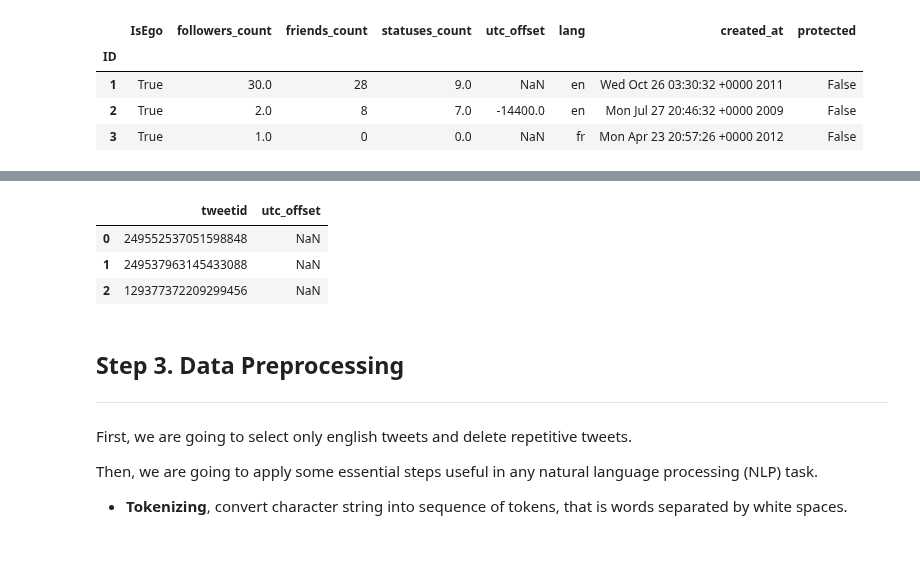
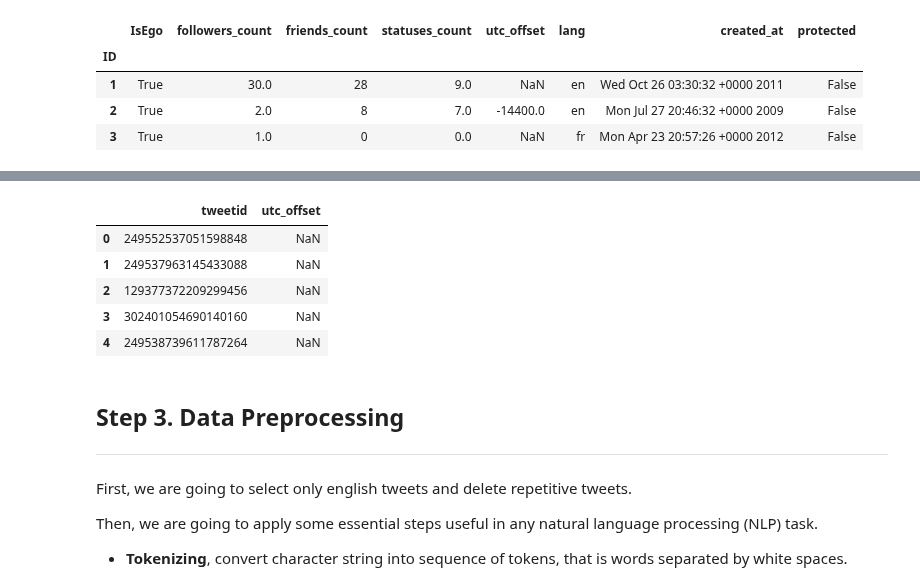
Before and after one commit to epfl-ada/ada-2020-project-milestone-p3-p3_musetti-adaletti, a Jupyter notebook: Creative_extension_analysis.ipynb, the cells around one changed output, grey strips where cells are left out. Saved outputs shown, nothing was run; the diff lists cells and outputs as text; code cells hidden in the pictures; blank space fills up the shorter version.

```diff
--- a/Creative_extension_analysis.ipynb
+++ b/Creative_extension_analysis.ipynb
@@ -81,16 +83,21 @@ ego_timelines.head(3)
 | 2 | NaN | NaN | 398477318 | 129377372209299456 | Thu Oct 27 02:02:23 +0000 2011 | NaN | NaN | NaN | ... |
 # %%
 #merging dataframes to add utc_offset column
-ego_merge = pd.merge(ego_timelines,ego_alt_prof['utc_offset'], how='inner', left_on='egoID', right_on=ego_alt_prof.index)
+ego_merge = pd.merge(ego_timelines,ego_alt_prof['utc_offset'], how='inner', left_on='egoID',\
+                     right_on=ego_alt_prof.index)
+
 #only keep columns useful to the replciation
 ego_merge = ego_merge[['tweetid', 'utc_offset']]
+
 #visualize resulting dataframe
-ego_merge.head(3)
+ego_merge.head(5)
 # %% [output]
 |  | tweetid | utc_offset |
 | 0 | 249552537051598848 | NaN |
 | 1 | 249537963145433088 | NaN |
 | 2 | 129377372209299456 | NaN |
+| 3 | 302401054690140160 | NaN |
+| 4 | 249538739611787264 | NaN |
 # %% [markdown]
 
 ## Step 3. Data Preprocessing
```
Also changed, not shown: parts of 63 cells of this notebook, 1 other file.
